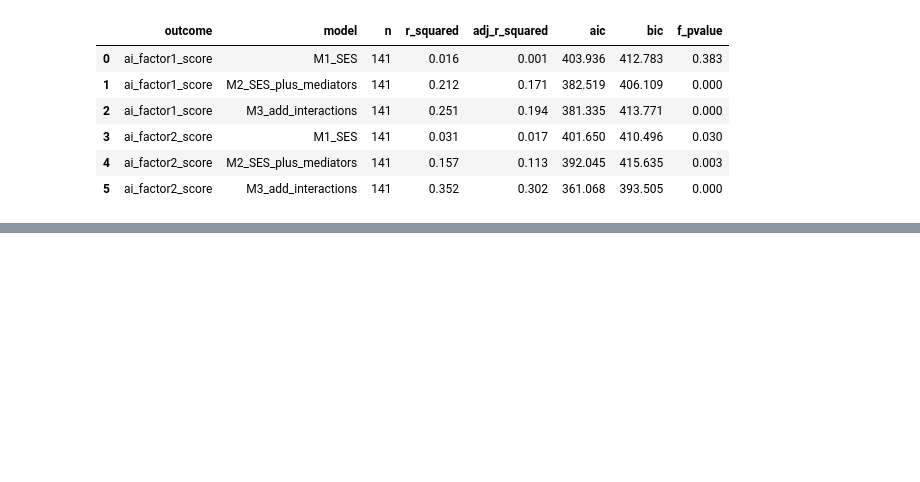
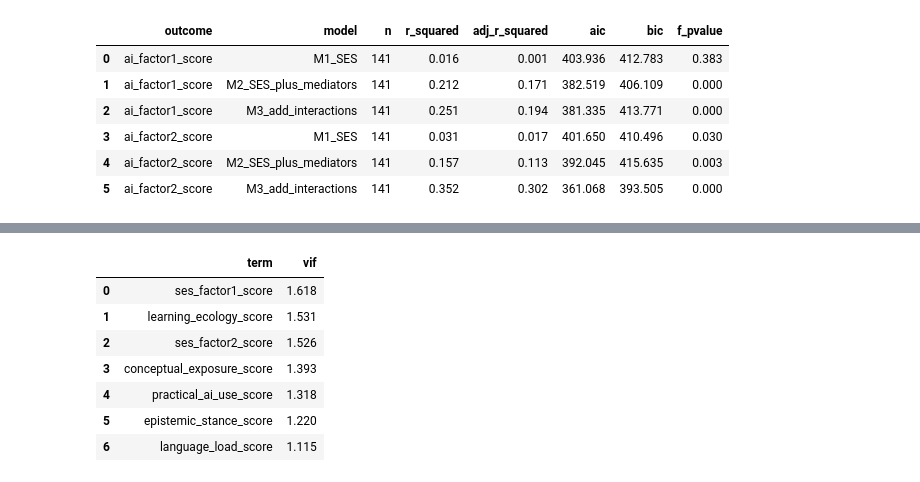
Before and after one commit to garcia-ho/1st_analysis, a Jupyter notebook: phas1_network.ipynb, the cells around one changed output, grey strips where cells are left out. Saved outputs shown, nothing was run; the diff lists cells and outputs as text; code cells hidden in the pictures; blank space fills up the shorter version.

```diff
--- a/phas1_network.ipynb
+++ b/phas1_network.ipynb
@@ -279,0 +294,15 @@ $\textbf{Students with stronger epistemic stance tend to have better AI understa
+# %%
+vif_table_from_locked_model(
+    locked["ai_understanding"],
+    outcome="ai_factor1_score",
+    model_name="M2_SES_plus_mediators"
+).round(3)
+# %% [output]
+|  | term | vif |
+| 0 | ses_factor1_score | 1.618 |
+| 1 | learning_ecology_score | 1.531 |
+| 2 | ses_factor2_score | 1.526 |
+| 3 | conceptual_exposure_score | 1.393 |
+| 4 | practical_ai_use_score | 1.318 |
+| 5 | epistemic_stance_score | 1.220 |
+| 6 | language_load_score | 1.115 |
```
Also changed, not shown: parts of 11 cells of this notebook, 1 other file.
